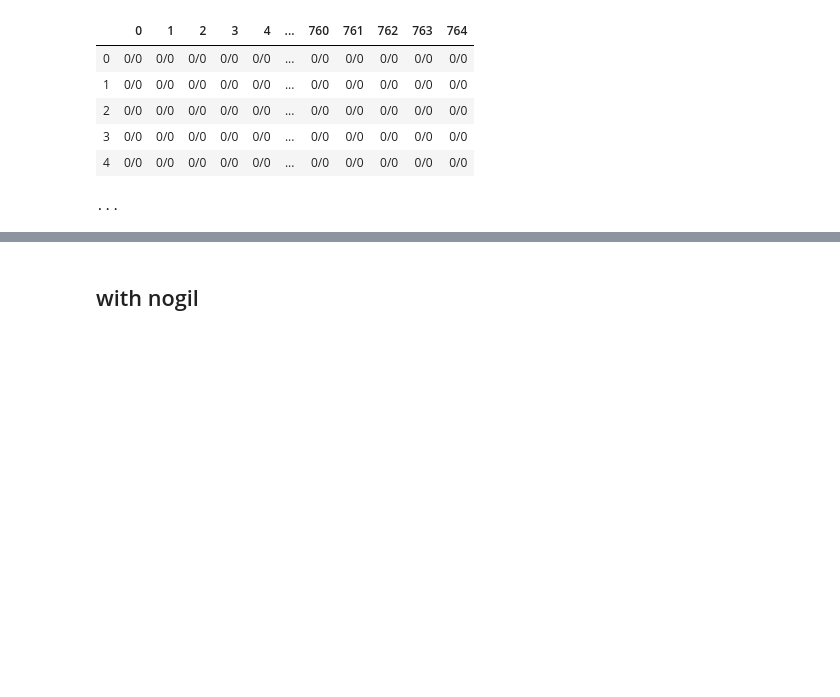
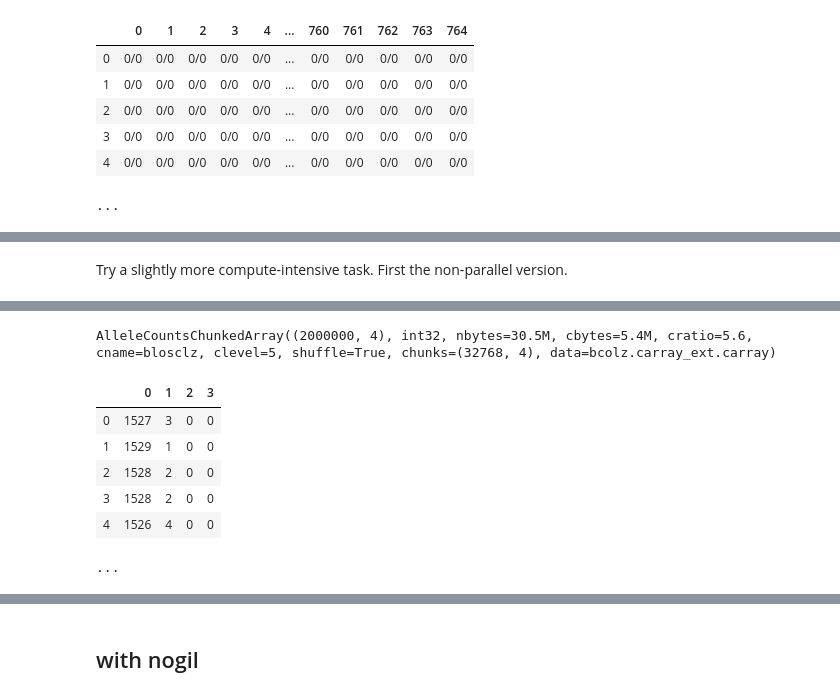
Before and after one commit to cggh/scikit-allel, a Jupyter notebook: notebooks/sandbox/dask_bcolz.ipynb, the cells around one changed output, grey strips where cells are left out. Saved outputs shown, nothing was run; the diff lists cells and outputs as text; code cells hidden in the pictures; blank space fills up the shorter version.

```diff
--- a/notebooks/sandbox/dask_bcolz.ipynb
+++ b/notebooks/sandbox/dask_bcolz.ipynb
@@ -175,0 +176,6 @@ bcolz.blosc_set_nthreads(4)
+# %% [markdown]
+Try a slightly more compute-intensive task. First the non-parallel version.
+# %%
+bcolz.blosc_set_nthreads(4)
+%time g.count_alleles()
+# %% [output]
@@ -175,0 +184,8 @@ bcolz.blosc_set_nthreads(4)
+AlleleCountsChunkedArray((2000000, 4), int32, nbytes=30.5M, cbytes=5.4M, cratio=5.6, cname=blosclz, clevel=5, shuffle=True, chunks=(32768, 4), data=bcolz.carray_ext.carray)
+|  | 0 | 1 | 2 | 3 |
+| 0 | 1527 | 3 | 0 | 0 |
+| 1 | 1529 | 1 | 0 | 0 |
+| 2 | 1528 | 2 | 0 | 0 |
+| 3 | 1528 | 2 | 0 | 0 |
+| 4 | 1526 | 4 | 0 | 0 |
+...
```
Also changed, not shown: parts of 21 cells of this notebook.
